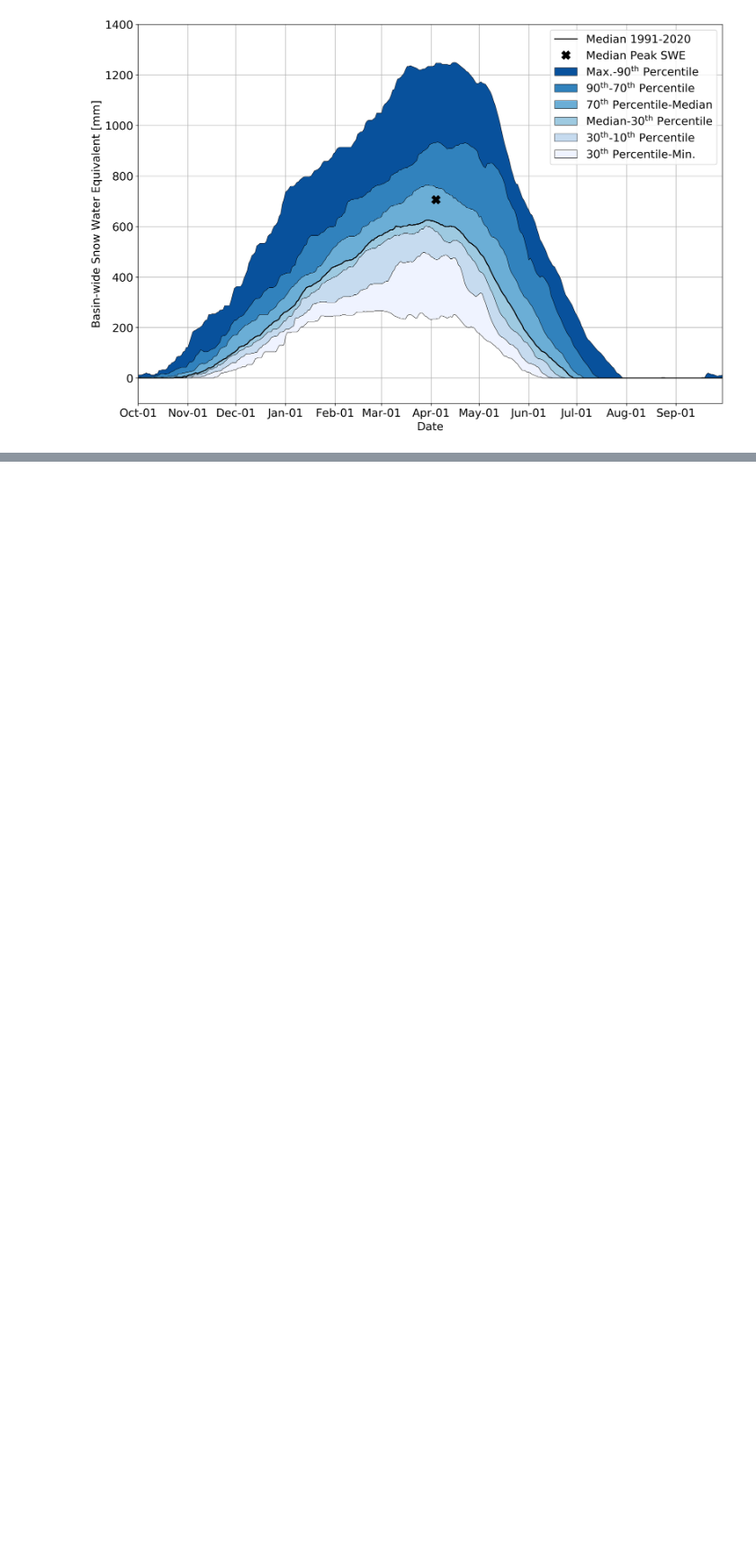
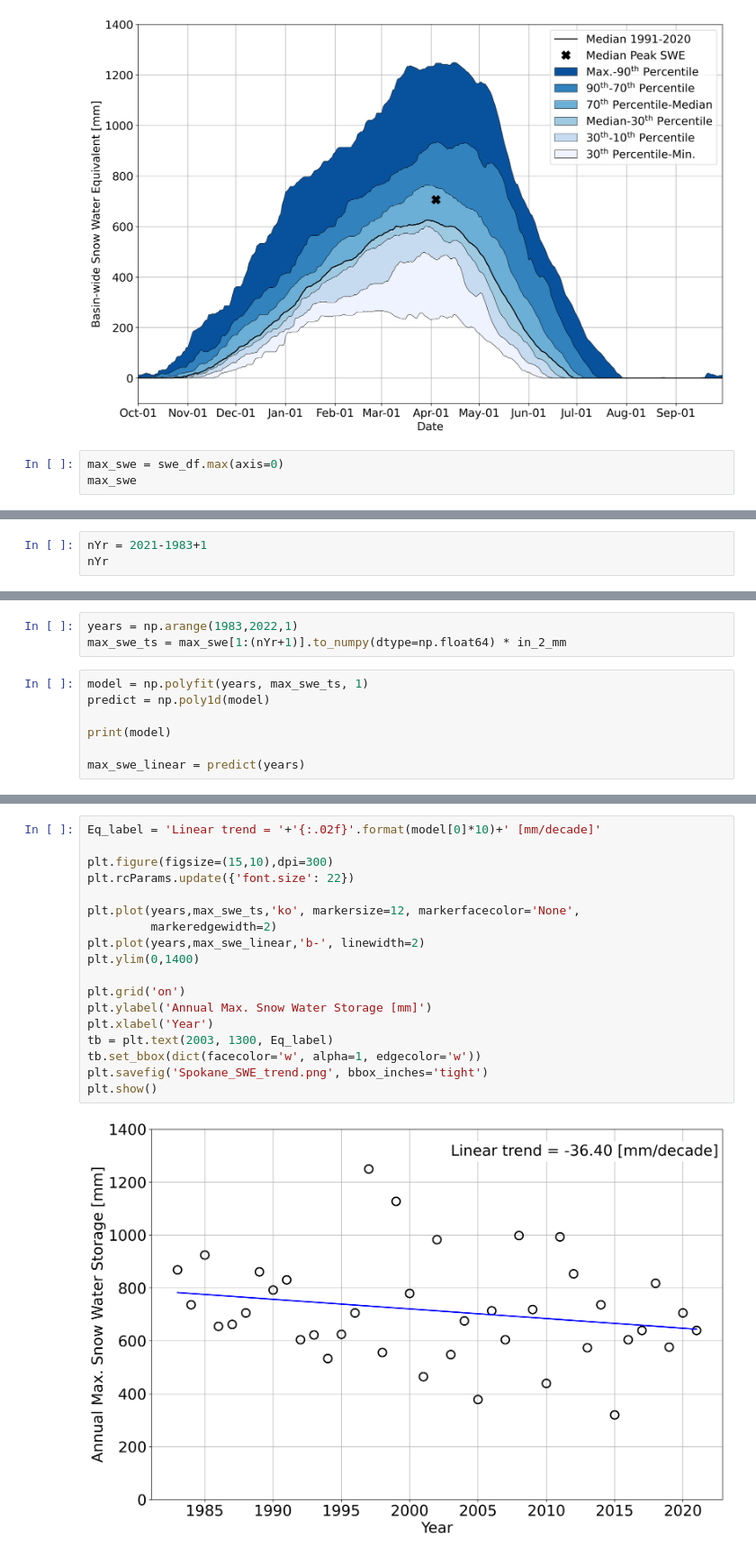
Before and after one commit to LejoFlores/CdA_WatershedAnalysis, a Jupyter notebook: Spokane_Basin_SWE/PlotSpokaneHistorical_SWE.ipynb, the cells around one changed output, grey strips where cells are left out. Shown at 90% size. Saved outputs shown, nothing was run; the diff lists cells and outputs as text; blank space fills up the shorter version.

Commit message:
update snow plots

```diff
--- a/Spokane_Basin_SWE/PlotSpokaneHistorical_SWE.ipynb
+++ b/Spokane_Basin_SWE/PlotSpokaneHistorical_SWE.ipynb
@@ -123,3 +124,6 @@ plt.savefig('Spokane_SWE_v2.png', bbox_inches='tight')
 plt.show()
 # %% [output]
 [figure]
+# %%
+max_swe = swe_df.max(axis=0)
+max_swe
@@ -125,0 +148,3 @@ plt.show()
+# %%
+nYr = 2021-1983+1
+nYr
@@ -125,0 +153,10 @@ plt.show()
+# %%
+years = np.arange(1983,2022,1)
+max_swe_ts = max_swe[1:(nYr+1)].to_numpy(dtype=np.float64) * in_2_mm
+# %%
+model = np.polyfit(years, max_swe_ts, 1)
+predict = np.poly1d(model)
+
+print(model)
+
+max_swe_linear = predict(years)
@@ -125,0 +165,20 @@ plt.show()
+# %%
+Eq_label = 'Linear trend = '+'{:.02f}'.format(model[0]*10)+' [mm/decade]'
+
+plt.figure(figsize=(15,10),dpi=300)
+plt.rcParams.update({'font.size': 22})
+
+plt.plot(years,max_swe_ts,'ko', markersize=12, markerfacecolor='None',
+         markeredgewidth=2)
+plt.plot(years,max_swe_linear,'b-', linewidth=2)
+plt.ylim(0,1400)
+
+plt.grid('on')
+plt.ylabel('Annual Max. Snow Water Storage [mm]')
+plt.xlabel('Year')
+tb = plt.text(2003, 1300, Eq_label)
+tb.set_bbox(dict(facecolor='w', alpha=1, edgecolor='w'))
+plt.savefig('Spokane_SWE_trend.png', bbox_inches='tight')
+plt.show()
+# %% [output]
+[figure, added]
```
Also changed, not shown: parts of 11 cells of this notebook, 4 other files.
